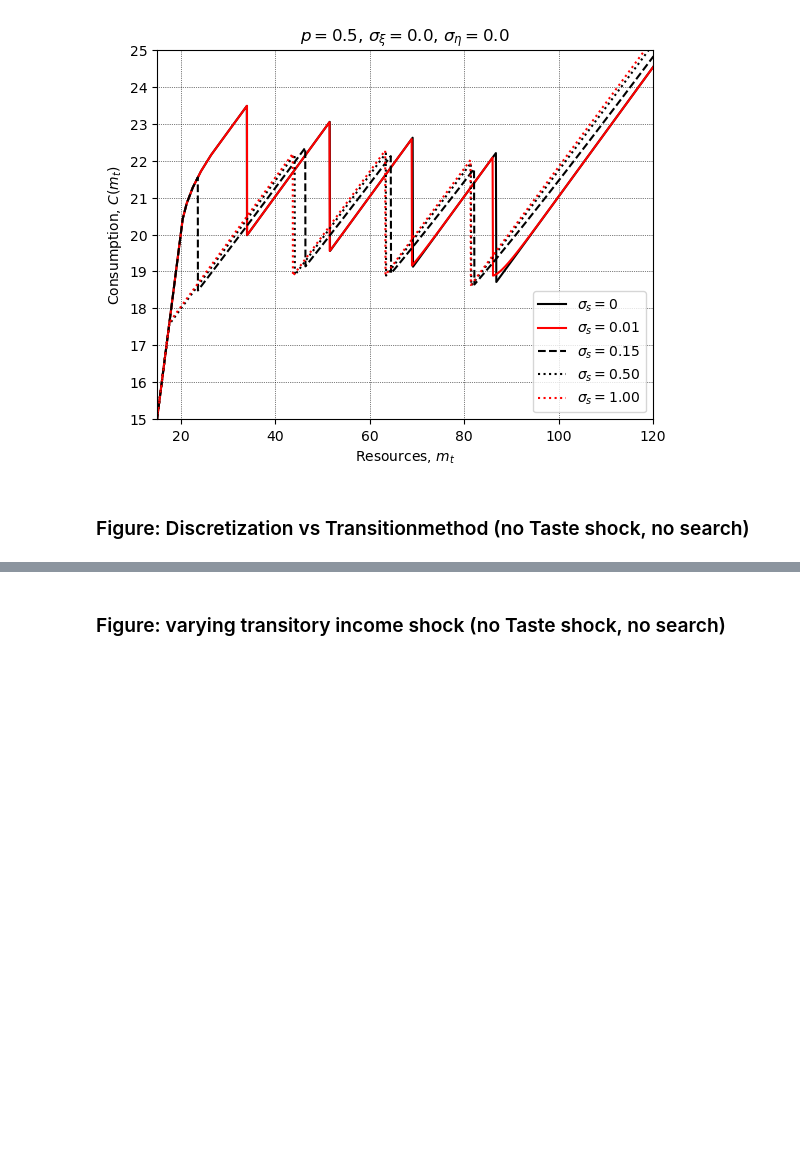
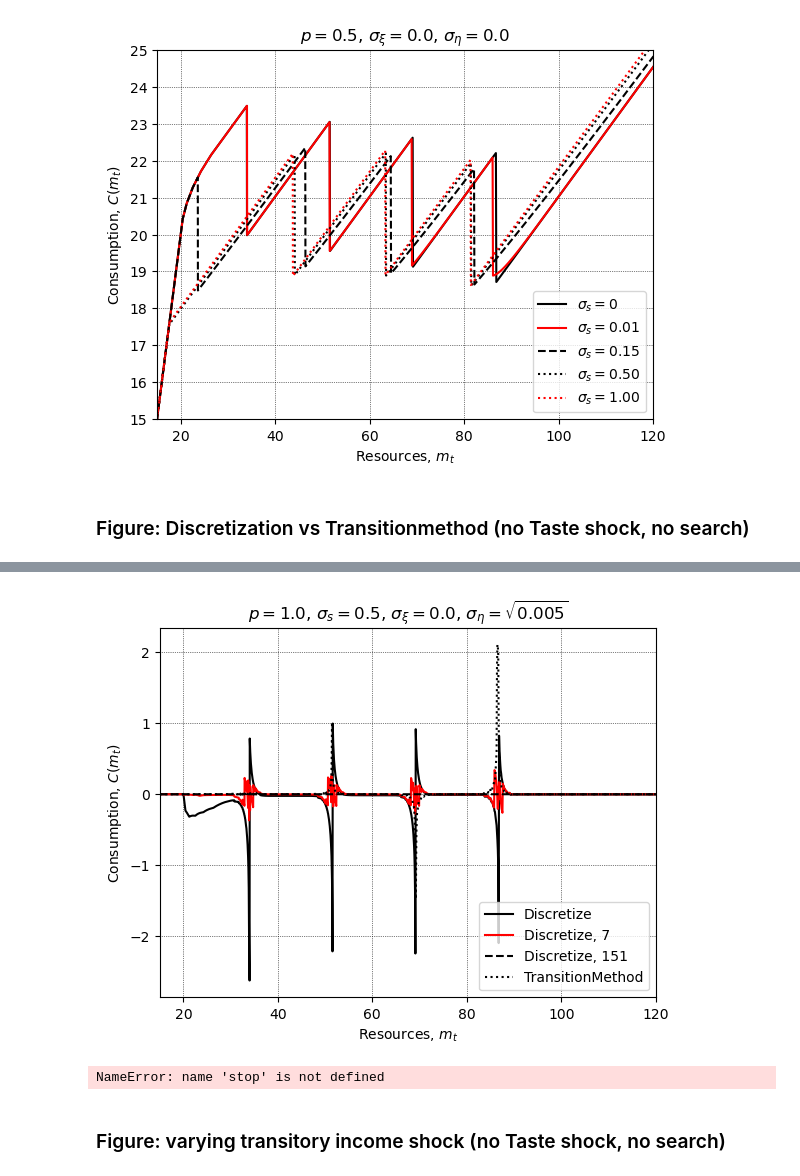
Before and after one commit to AMonninger/DCEGM_Search, a Jupyter notebook: Code/Figures_IncomeDiscMethod.ipynb, the cells around one changed output, grey strips where cells are left out. Cells and saved outputs as stored; diff of their text form; code cells hidden in the pictures; blank space fills up the shorter version.

```diff
--- a/Code/Figures_IncomeDiscMethod.ipynb
+++ b/Code/Figures_IncomeDiscMethod.ipynb
@@ -358,3 +437,23 @@ plt.show()
+# %%
+plt.plot(modelfig9b_1.mGrid, modelfig9b_3.solution[t].ChoiceSols[1].C - modelfig9b_1.solution[t].ChoiceSols[1].C,color='k',linestyle='-')
+plt.plot(modelfig9_2.mGrid, modelfig9_3.solution[t].ChoiceSols[1].C - modelfig9b_2.solution[t].ChoiceSols[1].C,color='r',linestyle='-')
+plt.plot(modelfig9b_3.mGrid, modelfig9_3.solution[t].ChoiceSols[1].C - modelfig9b_3.solution[t].ChoiceSols[1].C,color='k',linestyle='--')
+plt.plot(modelfig9b_4.mGrid, modelfig9_3.solution[t].ChoiceSols[1].C - modelfig9b_4.solution[t].ChoiceSols[1].C,color='k',linestyle=':')
+plt.xlim([15,120]);
+# plt.ylim([-0.5,0.5]);
+plt.xlabel("Resources, $m_t$"); plt.ylabel("Consumption, $C(m_t)$")
+plt.title("$p = 1.0$, $\sigma_s = 0.5$, $\sigma_{\\xi} = 0.0$, $\sigma_{\eta} = \sqrt{0.005}$")
+plt.grid(color='k', linestyle=':', linewidth=0.5);
+# plt.yticks(np.arange(15, 26, step=1.0))
+plt.legend(['Discretize','Discretize, 7','Discretize, 151','TransitionMethod'],loc=4)
+# plt.savefig("../Figures/Figures_v3/IncomeDiscMethod.pdf", dpi=150)
+plt.show()
+# %% [output]
+[figure, added]
+# %%
+stop
+# %% [output]
+NameError: name 'stop' is not defined
 # %% [markdown]
 ### Figure: varying transitory income shock (no Taste shock, no search)
 # %%
```
Also changed, not shown: parts of 11 cells of this notebook, 49 other files.
